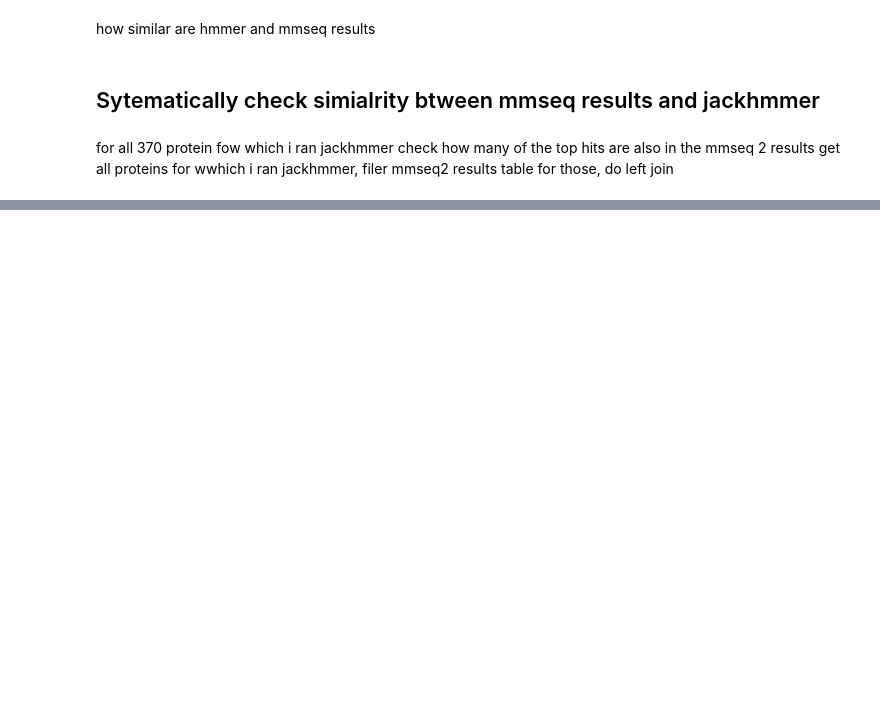
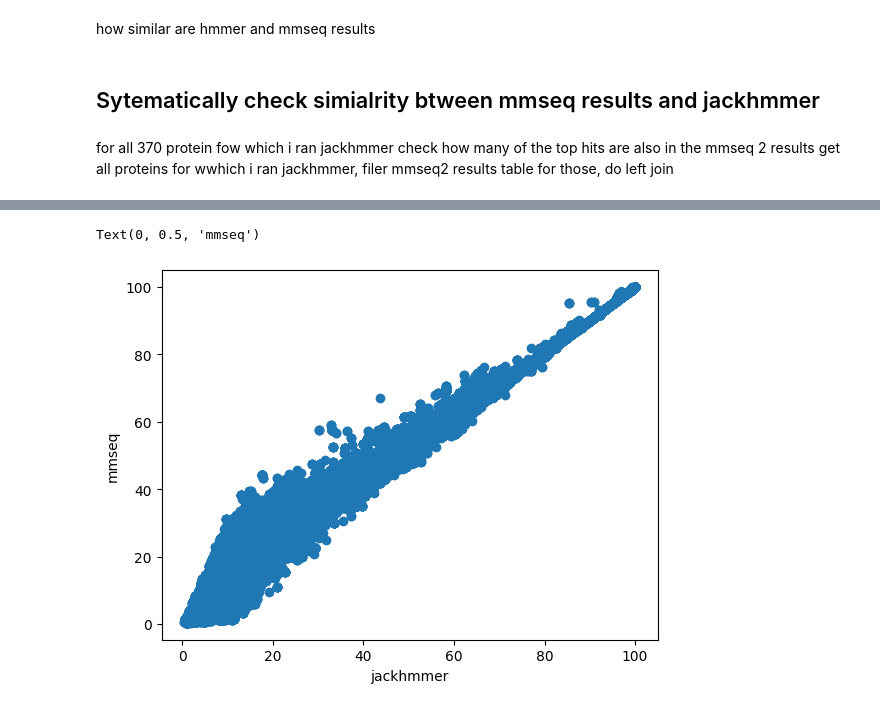
Before and after one commit to Kim-Dammer/master_thesis, a Jupyter notebook: notebooks/07_preparing_Complex_to_pdb_mapping.ipynb, the cells around one changed output, grey strips where cells are left out. Cells and saved outputs as stored; diff of their text form; code cells hidden in the pictures; blank space fills up the shorter version.

```diff
--- a/notebooks/07_preparing_Complex_to_pdb_mapping.ipynb
+++ b/notebooks/07_preparing_Complex_to_pdb_mapping.ipynb
@@ -359,0 +596,2 @@ shape: (109_408, 12)
+# %%
+df = pl.read_parquet("/cluster/project/beltrao/kdammer/master_thesis/scripts/af3-template-analysis_from_ubnAF3Benchmark/af3-template-analysis/chunk_analysis_results/uniqSeqs/jackhmmer_mmseqs_overlap.parquet")
@@ -359,0 +600,9 @@ shape: (109_408, 12)
+# %%
+import matplotlib.pyplot as plt
+
+plt.scatter(df["true_identity_percent"], df["identity_percent"])
+plt.xlabel("jackhmmer")
+plt.ylabel("mmseq")
+# %% [output]
+Text(0, 0.5, 'mmseq')
+[figure, added]
```
Also changed, not shown: parts of 36 cells of this notebook, 4 other files.
